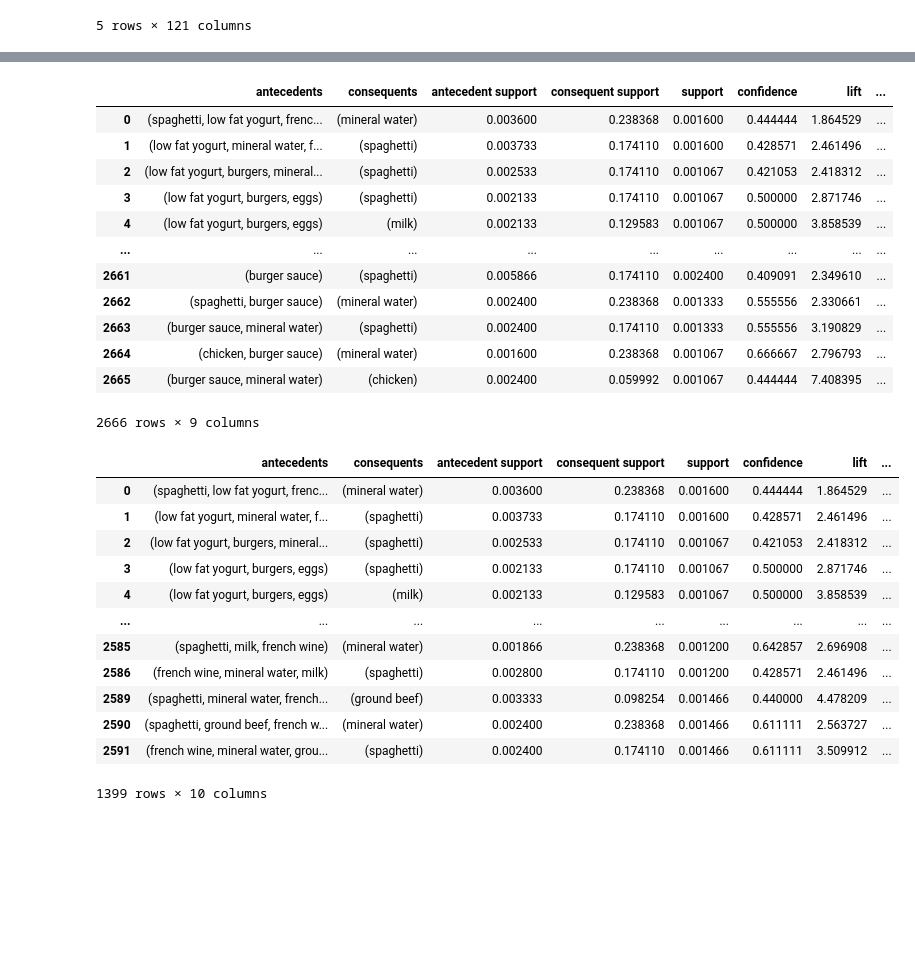
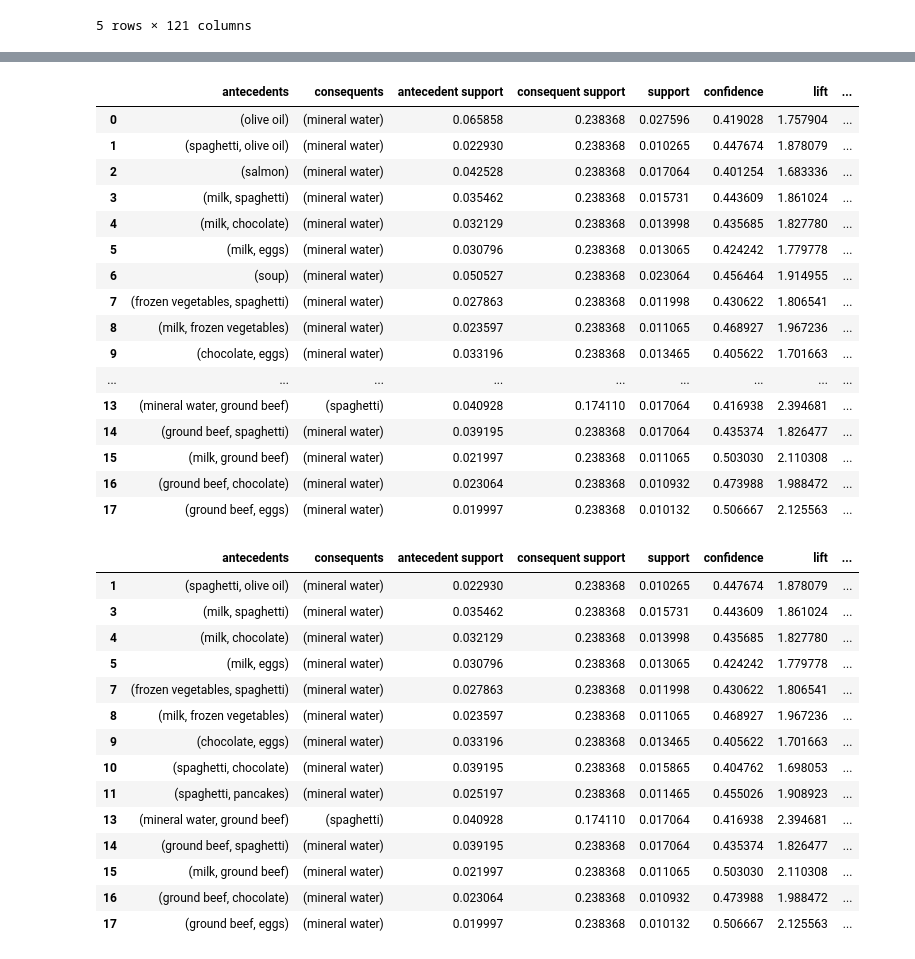
Before and after one commit to riomukhtarom/machine-learning, a Jupyter notebook: association-rules/apriori_vs_fptree.ipynb, the cells around one changed output, grey strips where cells are left out. Saved outputs shown, nothing was run; the diff lists cells and outputs as text; code cells hidden in the pictures; blank space fills up the shorter version.

```diff
--- a/association-rules/apriori_vs_fptree.ipynb
+++ b/association-rules/apriori_vs_fptree.ipynb
@@ -11,3 +11,6 @@ import matplotlib.pyplot as plt
 # for market basket analysis
 from mlxtend.frequent_patterns import apriori
 from mlxtend.frequent_patterns import association_rules
+# %%
+data = pd.read_csv('Market_Basket_Optimisation.csv', header=None, names=['item_'+str(i) for i in range(1,21)])
+data.head()
@@ -17,6 +27,6 @@ drive.mount('/content/drive')
 # %%
-data = pd.read_csv('/content/drive/My Drive/dataset/Market_Basket_Optimisation.csv', header=None, names=['item_'+str(i) for i in range(1,21)])
-data.head()
+# data = pd.read_csv('/content/drive/My Drive/dataset/Market_Basket_Optimisation.csv', header=None, names=['item_'+str(i) for i in range(1,21)])
+# data.head()
 # %%
 # making each customers shopping items an identical list
 trans = []
@@ -81,7 +91,7 @@ from mlxtend.frequent_patterns import fpgrowth
 from datetime import datetime
 
 time_start_fp = datetime.now()
-frequent_itemsets_fp = fpgrowth(data, min_support=0.001, use_colnames=True)
+frequent_itemsets_fp = fpgrowth(data, min_support=0.01, use_colnames=True)
 time_finish_fp = datetime.now()
 duration_fp = time_finish_fp - time_start_fp
 print('FP-Tree Time', duration_fp)
@@ -127,32 +141,38 @@ rules_ap
 rules_fp
 # %% [output]
 |  | antecedents | consequents | antecedent support | consequent support | support | confidence | lift | ... |
-| 0 | (spaghetti, low fat yogurt, frenc... | (mineral water) | 0.003600 | 0.238368 | 0.001600 | 0.444444 | 1.864529 | ... |
-| 1 | (low fat yogurt, mineral water, f... | (spaghetti) | 0.003733 | 0.174110 | 0.001600 | 0.428571 | 2.461496 | ... |
-| 2 | (low fat yogurt, burgers, mineral... | (spaghetti) | 0.002533 | 0.174110 | 0.001067 | 0.421053 | 2.418312 | ... |
-| 3 | (low fat yogurt, burgers, eggs) | (spaghetti) | 0.002133 | 0.174110 | 0.001067 | 0.500000 | 2.871746 | ... |
-| 4 | (low fat yogurt, burgers, eggs) | (milk) | 0.002133 | 0.129583 | 0.001067 | 0.500000 | 3.858539 | ... |
+| 0 | (olive oil) | (mineral water) | 0.065858 | 0.238368 | 0.027596 | 0.419028 | 1.757904 | ... |
+| 1 | (spaghetti, olive oil) | (mineral water) | 0.022930 | 0.238368 | 0.010265 | 0.447674 | 1.878079 | ... |
+| 2 | (salmon) | (mineral water) | 0.042528 | 0.238368 | 0.017064 | 0.401254 | 1.683336 | ... |
+| 3 | (milk, spaghetti) | (mineral water) | 0.035462 | 0.238368 | 0.015731 | 0.443609 | 1.861024 | ... |
+| 4 | (milk, chocolate) | (mineral water) | 0.032129 | 0.238368 | 0.013998 | 0.435685 | 1.827780 | ... |
+| 5 | (milk, eggs) | (mineral water) | 0.030796 | 0.238368 | 0.013065 | 0.424242 | 1.779778 | ... |
+| 6 | (soup) | (mineral water) | 0.050527 | 0.238368 | 0.023064 | 0.456464 | 1.914955 | ... |
+| 7 | (frozen vegetables, spaghetti) | (mineral water) | 0.027863 | 0.238368 | 0.011998 | 0.430622 | 1.806541 | ... |
+| 8 | (milk, frozen vegetables) | (mineral water) | 0.023597 | 0.238368 | 0.011065 | 0.468927 | 1.967236 | ... |
+| 9 | (chocolate, eggs) | (mineral water) | 0.033196 | 0.238368 | 0.013465 | 0.405622 | 1.701663 | ... |
 | ... | ... | ... | ... | ... | ... | ... | ... | ... |
-| 2661 | (burger sauce) | (spaghetti) | 0.005866 | 0.174110 | 0.002400 | 0.409091 | 2.349610 | ... |
-| 2662 | (spaghetti, burger sauce) | (mineral water) | 0.002400 | 0.238368 | 0.001333 | 0.555556 | 2.330661 | ... |
-| 2663 | (burger sauce, mineral water) | (spaghetti) | 0.002400 | 0.174110 | 0.001333 | 0.555556 | 3.190829 | ... |
-| 2664 | (chicken, burger sauce) | (mineral water) | 0.001600 | 0.238368 | 0.001067 | 0.666667 | 2.796793 | ... |
-| 2665 | (burger sauce, mineral water) | (chicken) | 0.002400 | 0.059992 | 0.001067 | 0.444444 | 7.408395 | ... |
+| 13 | (mineral water, ground beef) | (spaghetti) | 0.040928 | 0.174110 | 0.017064 | 0.416938 | 2.394681 | ... |
+| 14 | (ground beef, spaghetti) | (mineral water) | 0.039195 | 0.238368 | 0.017064 | 0.435374 | 1.826477 | ... |
+| 15 | (milk, ground beef) | (mineral water) | 0.021997 | 0.238368 | 0.011065 | 0.503030 | 2.110308 | ... |
+| 16 | (ground beef, chocolate) | (mineral water) | 0.023064 | 0.238368 | 0.010932 | 0.473988 | 1.988472 | ... |
+| 17 | (ground beef, eggs) | (mineral water) | 0.019997 | 0.238368 | 0.010132 | 0.506667 | 2.125563 | ... |
-2666 rows × 9 columns
 # %%
 rules_fp['length'] = rules_fp['antecedents'].apply(lambda x: len(x))
-rules_fp[ (rules_fp['confidence'] >= 0.3) & (rules_fp['length'] == 3) ]
+rules_fp[ (rules_fp['confidence'] >= 0.3) & (rules_fp['length'] == 2) ]
 # %% [output]
 |  | antecedents | consequents | antecedent support | consequent support | support | confidence | lift | ... |
-| 0 | (spaghetti, low fat yogurt, frenc... | (mineral water) | 0.003600 | 0.238368 | 0.001600 | 0.444444 | 1.864529 | ... |
-| 1 | (low fat yogurt, mineral water, f... | (spaghetti) | 0.003733 | 0.174110 | 0.001600 | 0.428571 | 2.461496 | ... |
-| 2 | (low fat yogurt, burgers, mineral... | (spaghetti) | 0.002533 | 0.174110 | 0.001067 | 0.421053 | 2.418312 | ... |
-| 3 | (low fat yogurt, burgers, eggs) | (spaghetti) | 0.002133 | 0.174110 | 0.001067 | 0.500000 | 2.871746 | ... |
-| 4 | (low fat yogurt, burgers, eggs) | (milk) | 0.002133 | 0.129583 | 0.001067 | 0.500000 | 3.858539 | ... |
-| ... | ... | ... | ... | ... | ... | ... | ... | ... |
-| 2585 | (spaghetti, milk, french wine) | (mineral water) | 0.001866 | 0.238368 | 0.001200 | 0.642857 | 2.696908 | ... |
-| 2586 | (french wine, mineral water, milk) | (spaghetti) | 0.002800 | 0.174110 | 0.001200 | 0.428571 | 2.461496 | ... |
-| 2589 | (spaghetti, mineral water, french... | (ground beef) | 0.003333 | 0.098254 | 0.001466 | 0.440000 | 4.478209 | ... |
-| 2590 | (spaghetti, ground beef, french w... | (mineral water) | 0.002400 | 0.238368 | 0.001466 | 0.611111 | 2.563727 | ... |
-| 2591 | (french wine, mineral water, grou... | (spaghetti) | 0.002400 | 0.174110 | 0.001466 | 0.611111 | 3.509912 | ... |
+| 1 | (spaghetti, olive oil) | (mineral water) | 0.022930 | 0.238368 | 0.010265 | 0.447674 | 1.878079 | ... |
+| 3 | (milk, spaghetti) | (mineral water) | 0.035462 | 0.238368 | 0.015731 | 0.443609 | 1.861024 | ... |
+| 4 | (milk, chocolate) | (mineral water) | 0.032129 | 0.238368 | 0.013998 | 0.435685 | 1.827780 | ... |
+| 5 | (milk, eggs) | (mineral water) | 0.030796 | 0.238368 | 0.013065 | 0.424242 | 1.779778 | ... |
+| 7 | (frozen vegetables, spaghetti) | (mineral water) | 0.027863 | 0.238368 | 0.011998 | 0.430622 | 1.806541 | ... |
+| 8 | (milk, frozen vegetables) | (mineral water) | 0.023597 | 0.238368 | 0.011065 | 0.468927 | 1.967236 | ... |
+| 9 | (chocolate, eggs) | (mineral water) | 0.033196 | 0.238368 | 0.013465 | 0.405622 | 1.701663 | ... |
+| 10 | (spaghetti, chocolate) | (mineral water) | 0.039195 | 0.238368 | 0.015865 | 0.404762 | 1.698053 | ... |
+| 11 | (spaghetti, pancakes) | (mineral water) | 0.025197 | 0.238368 | 0.011465 | 0.455026 | 1.908923 | ... |
+| 13 | (mineral water, ground beef) | (spaghetti) | 0.040928 | 0.174110 | 0.017064 | 0.416938 | 2.394681 | ... |
+| 14 | (ground beef, spaghetti) | (mineral water) | 0.039195 | 0.238368 | 0.017064 | 0.435374 | 1.826477 | ... |
+| 15 | (milk, ground beef) | (mineral water) | 0.021997 | 0.238368 | 0.011065 | 0.503030 | 2.110308 | ... |
+| 16 | (ground beef, chocolate) | (mineral water) | 0.023064 | 0.238368 | 0.010932 | 0.473988 | 1.988472 | ... |
+| 17 | (ground beef, eggs) | (mineral water) | 0.019997 | 0.238368 | 0.010132 | 0.506667 | 2.125563 | ... |
-1399 rows × 10 columns
```
Also changed, not shown: parts of 5 cells of this notebook.
